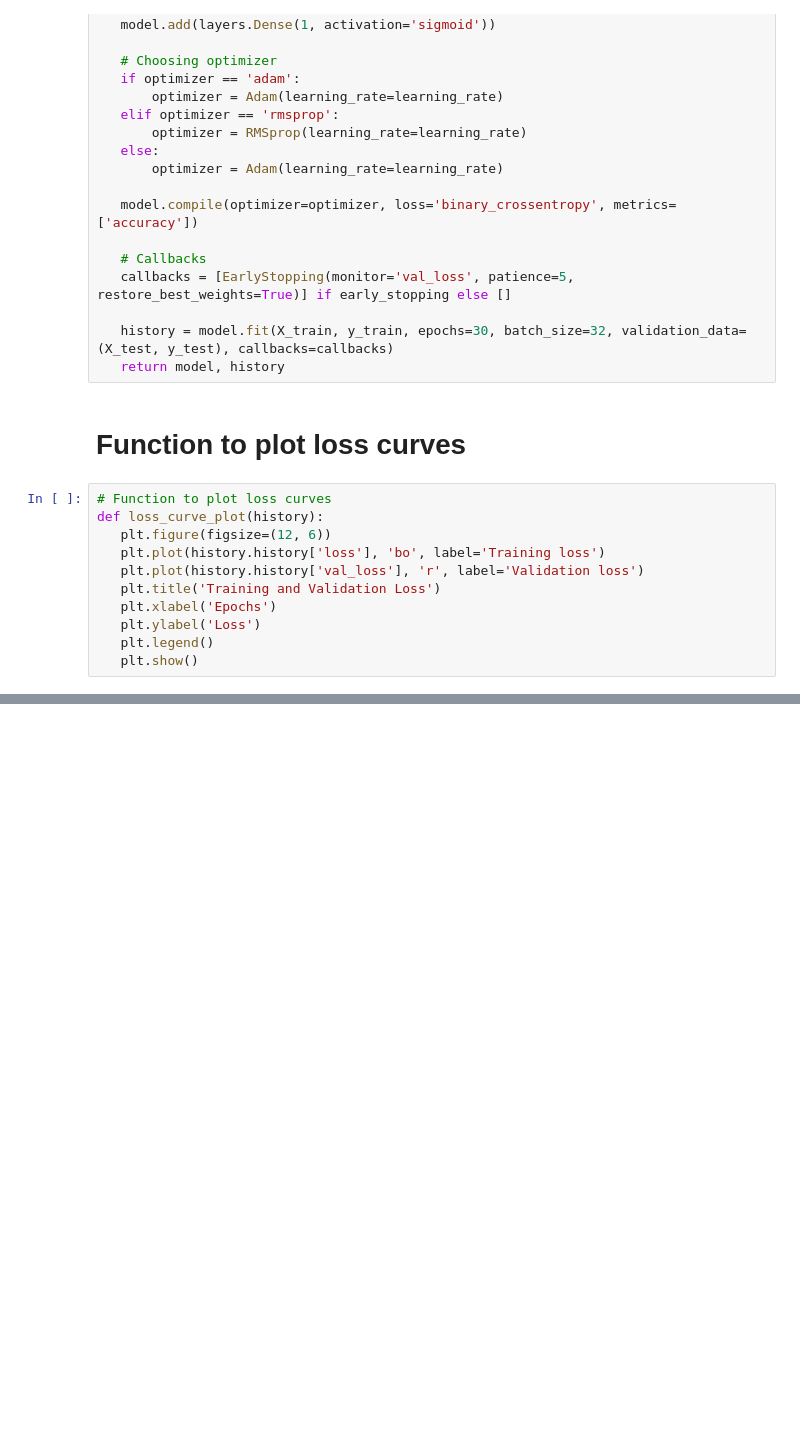
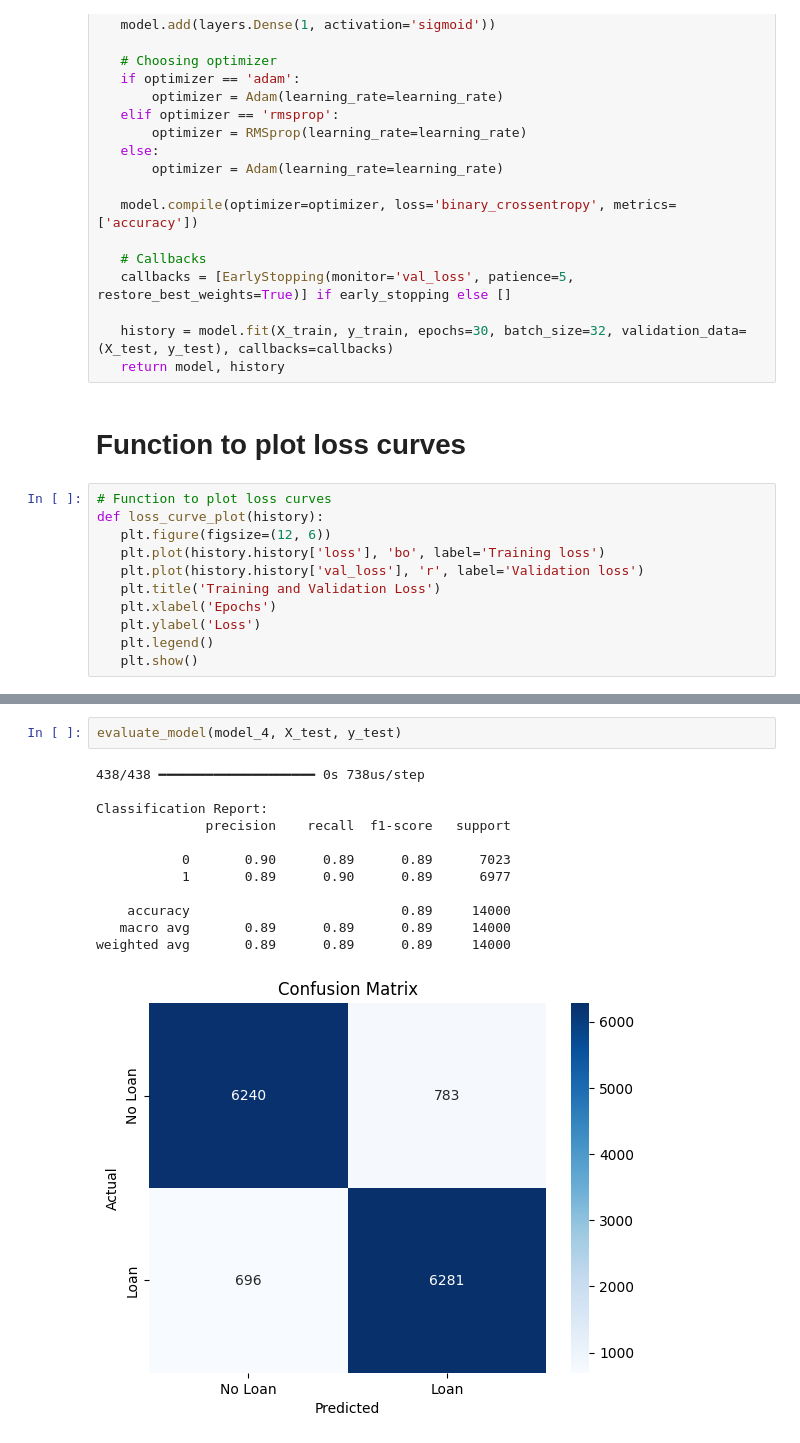
Before and after one commit to Samenergy/Formative-1-Databases, a Jupyter notebook: Notebook.ipynb, the cells around one changed output, grey strips where cells are left out. Drawn from its saved outputs; the diff is of its cells as text; blank space fills up the shorter version.

```diff
--- a/Notebook.ipynb
+++ b/Notebook.ipynb
@@ -169,0 +213,15 @@ Epoch 30/30
+# %%
+evaluate_model(model_4, X_test, y_test)
+# %% [output]
+438/438 ━━━━━━━━━━━━━━━━━━━━ 0s 738us/step
+
+Classification Report:
+              precision    recall  f1-score   support
+
+           0       0.90      0.89      0.89      7023
+           1       0.89      0.90      0.89      6977
+
+    accuracy                           0.89     14000
+   macro avg       0.89      0.89      0.89     14000
+weighted avg       0.89      0.89      0.89     14000
+[figure, added]
```
Also changed, not shown: parts of 6 cells of this notebook.
